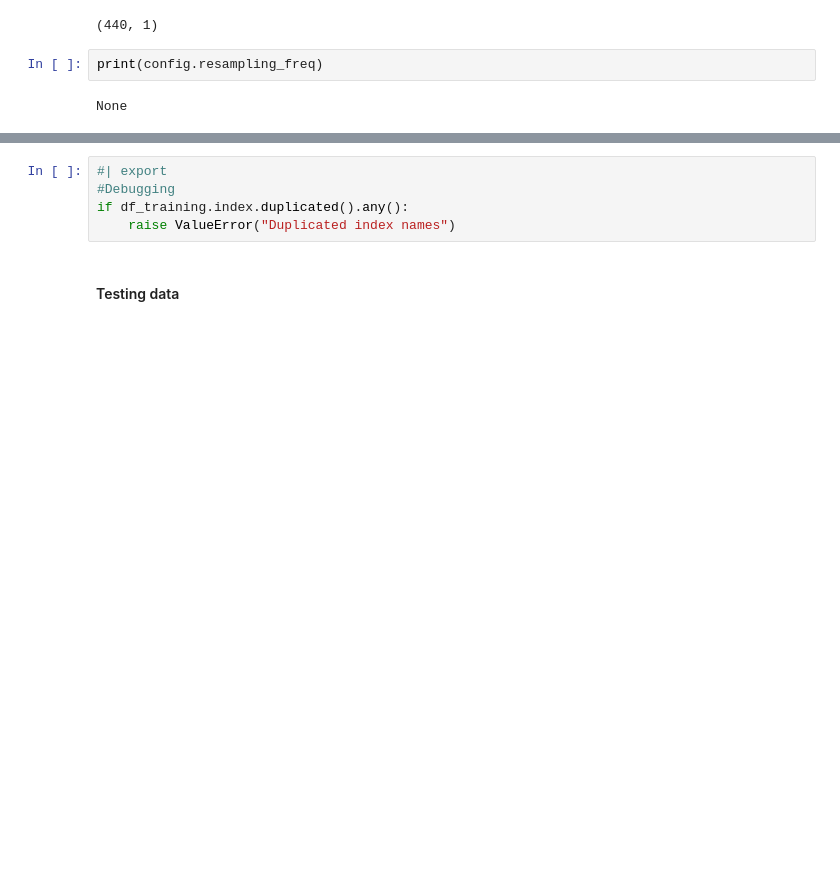
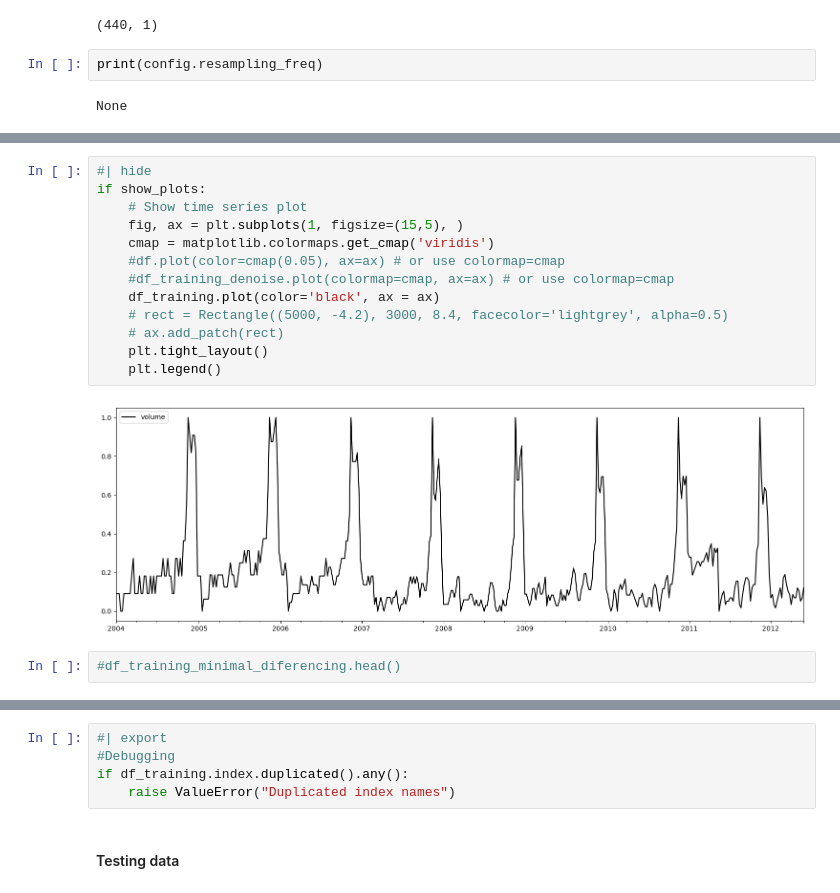
Before and after one commit to vrodriguezf/deepvats, a Jupyter notebook: nbs_pipeline/01_dataset_artifact.ipynb, the cells around one changed output, grey strips where cells are left out. Saved outputs shown, nothing was run; the diff lists cells and outputs as text; blank space fills up the shorter version.

```diff
--- a/nbs_pipeline/01_dataset_artifact.ipynb
+++ b/nbs_pipeline/01_dataset_artifact.ipynb
@@ -400,3 +499,20 @@ None
+# %%
+#| hide
+if show_plots:
+    # Show time series plot
+    fig, ax = plt.subplots(1, figsize=(15,5), )
+    cmap = matplotlib.colormaps.get_cmap('viridis')
+    #df.plot(color=cmap(0.05), ax=ax) # or use colormap=cmap
+    #df_training_denoise.plot(colormap=cmap, ax=ax) # or use colormap=cmap
+    df_training.plot(color='black', ax = ax)
+    # rect = Rectangle((5000, -4.2), 3000, 8.4, facecolor='lightgrey', alpha=0.5)
+    # ax.add_patch(rect)
+    plt.tight_layout()
+    plt.legend()
+# %% [output]
+[figure, added]
+# %%
+#df_training_minimal_diferencing.head()
 # %%
 #| export
 training_artifact = TSArtifact.from_df(
```
Also changed, not shown: parts of 13 cells of this notebook, 15 other files.
